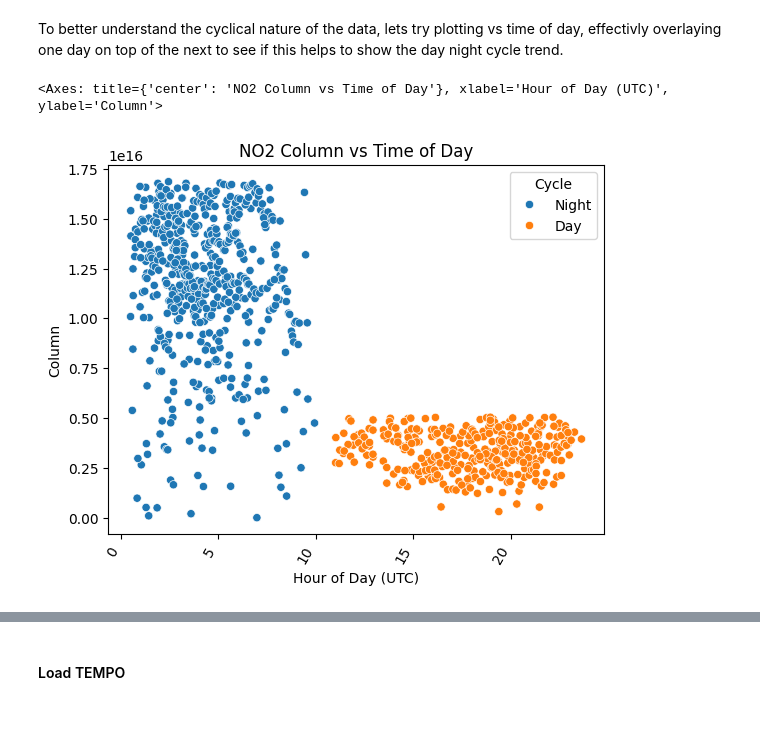
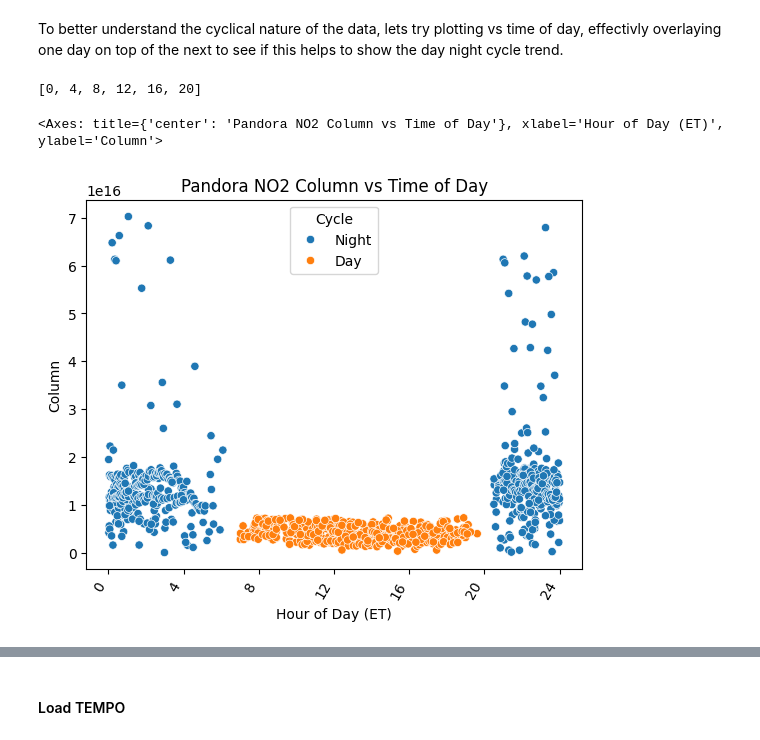
Before and after one commit to jestern001/MLA-Project, a Jupyter notebook: Project/Data_Getter.ipynb, the cells around one changed output, grey strips where cells are left out. Drawn from its saved outputs; the diff is of its cells as text; code cells hidden in the pictures.

```diff
--- a/Project/Data_Getter.ipynb
+++ b/Project/Data_Getter.ipynb
@@ -136,7 +136,7 @@ pgn_formats = {
 
 # sites = ['BronxNY', 'BuffaloNY', 'QueensNY']
 # site with known daytime and nighttime data
-sites = {'WashingtonDC'}
+sites = {'WashingtonDC', 'HamptonVA'}
 # %% [markdown]
 #### 1.1.1.3 Get PGN Files
 # %% [markdown]
@@ -154,13 +154,16 @@ BASE_URL = "https://api.ovh.pandonia-global-network.org/v1/files"
 headers = {"X-API-Key": "kWKkafU6BfyO9vGQbso_o-LZYOZTL6IOaFLtdj8dIpQ"}  # Add your API key here
 
 pgn_urls: list[str] = []
-for site in sites:
-    print("Processing", site)
+for s, site in enumerate(sites):
+    print("Processing site", s+1, 'of', len(sites), site)
     instruments = requests.get(f"{BASE_URL}/{site}",  headers=headers).json()
-    for instrument in instruments:
+    for i, instrument in enumerate(instruments):
+        print("\tProcessing instrument", i+1, 'of', len(instruments), instrument)
         instrument_id = instrument['pan_id']
-        for spectrometer in [1, 2]:
-            for code in ['rnvm2', 'rnvh3']:
+        for s, spectrometer in enumerate([1, 2]):
+            print("\t\tProcessing spectrometer", s+1, 'of', 2, spectrometer)
+            for c, code in enumerate(['rnvm2', 'rnvh3']):
+                print("\t\t\tProcessing ocde", c+1, 'of', 2, code)
                 url = (
                     'https://api.ovh.pandonia-global-network.org/v1/download/bulk_l2/official?'
                     f'start_datetime={start_date.date()}&'
@@ -172,6 +175,7 @@ for site in sites:
                 )
                 response = requests.get(url, headers=headers).content.decode('utf-8')
                 if response.startswith('File name:'):
+                    print("\t\t\t\tFile Found")
                     pgn_urls.append(url)
 pgn_urls
 # %% [output]
@@ -511,0 +537,9 @@ sns.scatterplot(data=pgn_df, x='Time', y='Column', hue='Cycle')
+# %%
+negative_filter = pgn_df.Column < 1e19
+pgn_df = pgn_df[negative_filter]
+
+fig, ax = plt.subplots()
+plt.xticks(rotation=60, ha='right')
+plt.title("Pandora NO2 Column vs Time")
+plt.xlabel('Time (UTC)')
+sns.scatterplot(data=pgn_df, x='Time', y='Column', hue='Cycle')
@@ -548,18 +585,24 @@ sns.scatterplot(data=pgn_df, x='Time', y='Column', hue='Cycle')
 Here, we see somewhat consistant coverage over the day.  Unfortunatly, since Lunear NO2 readings require moon visability, the quality, quantity, and coverage of nightitme readings varies significantly.
 # %% [markdown]
 To better understand the cyclical nature of the data, lets try plotting vs time of day, effectivly overlaying one day on top of the next to see if this helps to show the day night cycle trend.
+# %%
+list(range(0, 24, 4))
+# %% [output]
+[0, 4, 8, 12, 16, 20]
 # %%
 # convert to seconds since the linux epoch then get the remainder after deviding the seconds in a day to get time of day in seconds
 pgn_df['TimeOfDay'] = (pgn_df.Time.astype(int) / 10**9) % 86400
 pgn_df['MinOfDay'] = pgn_df['TimeOfDay'] / 60
 pgn_df['HourOfDay'] = pgn_df['MinOfDay'] / 60
+# convert to Eastern Time to make them easier to read
+pgn_df['HourET'] = (pgn_df['HourOfDay'] - 4) % 24
 
 fig, ax = plt.subplots()
-plt.xticks(rotation=60, ha='right')
-plt.title("NO2 Column vs Time of Day")
-plt.xlabel('Hour of Day (UTC)')
-sns.scatterplot(data=pgn_df, x='HourOfDay', y='Column', hue='Cycle')
+plt.xticks(ticks=range(0, 25, 4), rotation=60, ha='right')
+plt.title("Pandora NO2 Column vs Time of Day")
+plt.xlabel('Hour of Day (ET)')
+sns.scatterplot(data=pgn_df, x='HourET', y='Column', hue='Cycle')
 # %% [output]
-<Axes: title={'center': 'NO2 Column vs Time of Day'}, xlabel='Hour of Day (UTC)', ylabel='Column'>
+<Axes: title={'center': 'Pandora NO2 Column vs Time of Day'}, xlabel='Hour of Day (ET)', ylabel='Column'>
-[figure, old version]
+[figure, new version]
 # %% [markdown]
```
Also changed, not shown: parts of 59 cells of this notebook, 2 other files.
